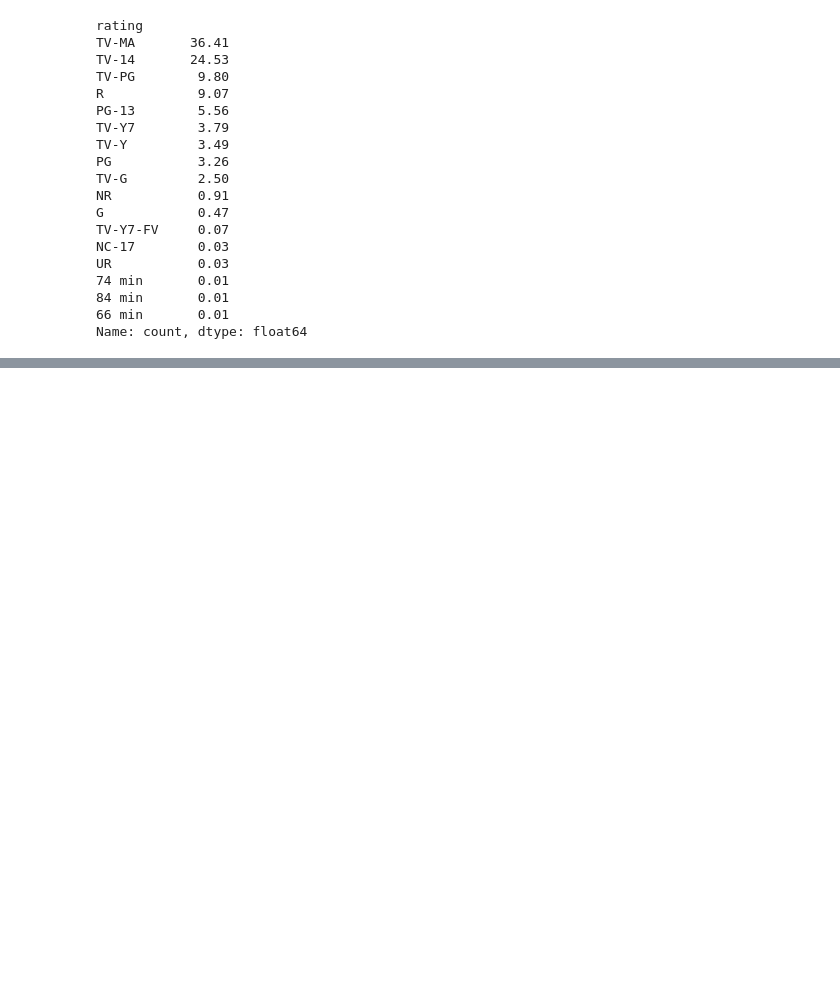
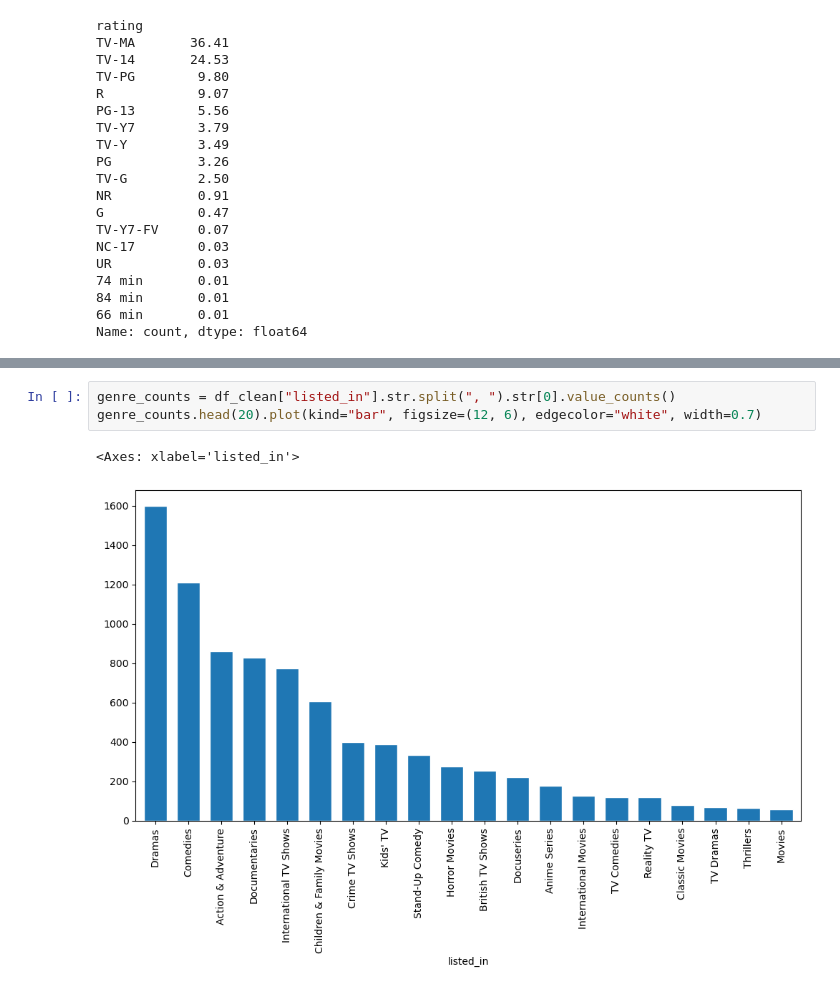
Before and after one commit to gurmansingh1112/Netflix-exploratory-project, a Jupyter notebook: netflixproject.ipynb, the cells around one changed output, grey strips where cells are left out. Drawn from its saved outputs; the diff is of its cells as text; blank space fills up the shorter version.

```diff
--- a/netflixproject.ipynb
+++ b/netflixproject.ipynb
@@ -457,0 +559,6 @@ Name: count, dtype: int64
+# %%
+genre_counts = df_clean["listed_in"].str.split(", ").str[0].value_counts()
+genre_counts.head(20).plot(kind="bar", figsize=(12, 6), edgecolor="white", width=0.7)
+# %% [output]
+<Axes: xlabel='listed_in'>
+[figure, added]
```
Also changed, not shown: parts of 25 cells of this notebook.
